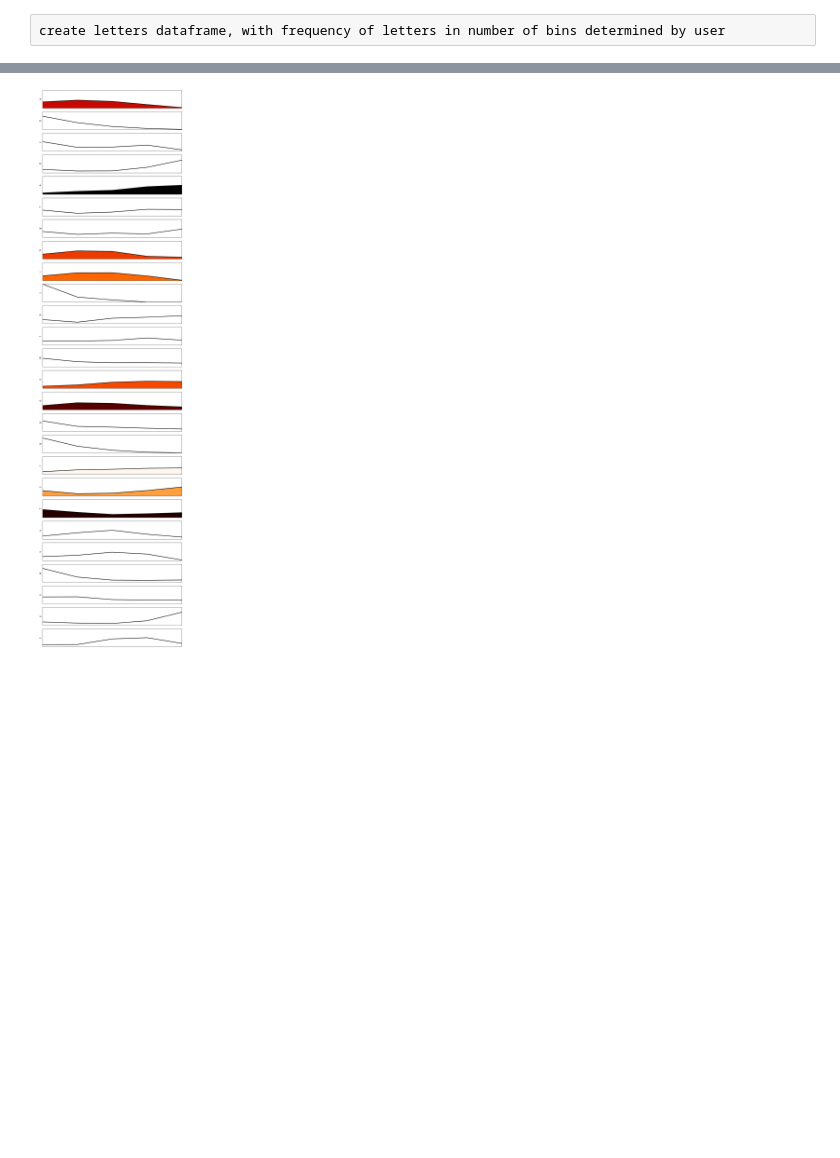
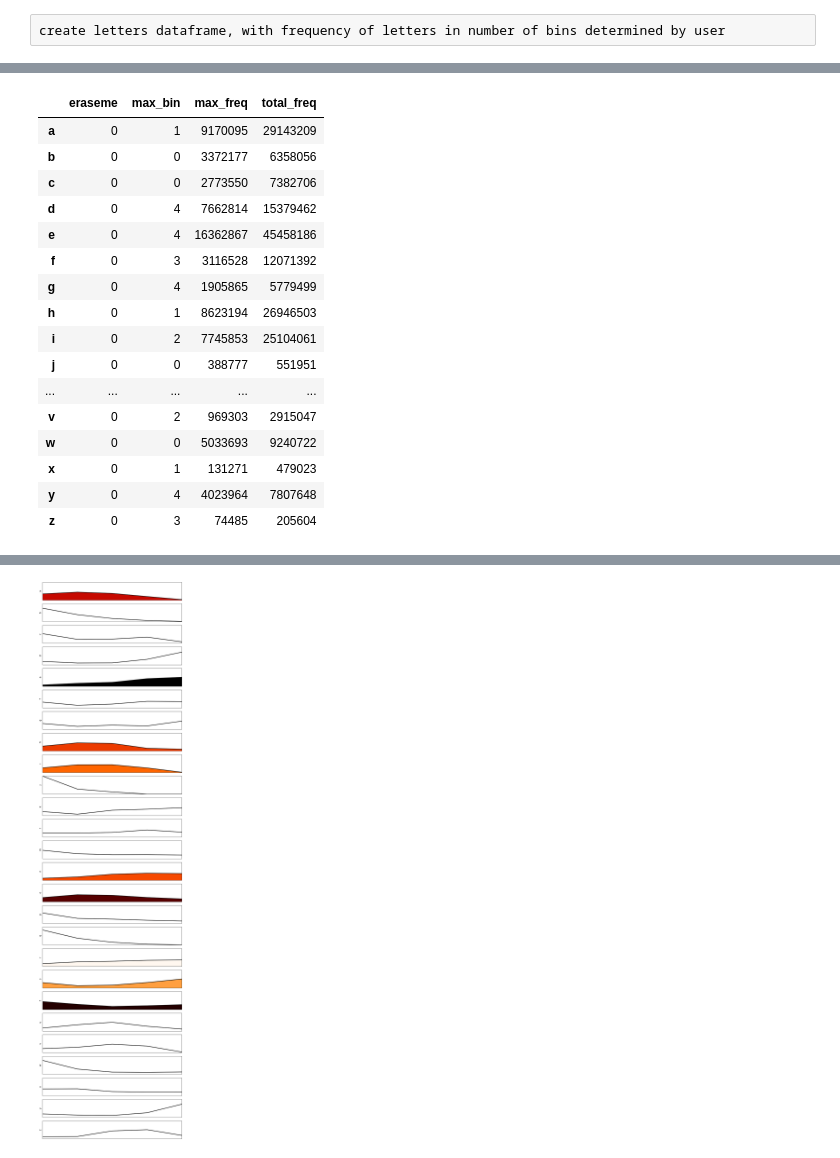
Before and after one commit to Prooffreader/word_list_tools, a Jupyter notebook: letter_distributions.ipynb, the cells around one changed output, grey strips where cells are left out. Saved outputs shown, nothing was run; the diff lists cells and outputs as text; code cells hidden in the pictures; blank space fills up the shorter version.

Commit message:
Streamlined stats
Individual dicts are now dataframe, individual variables are now dict

```diff
--- a/letter_distributions.ipynb
+++ b/letter_distributions.ipynb
@@ -77,5 +77,5 @@ if not os.path.isfile(letters_pickle):
 
 else:
     print 'Reading from pickle.'
-    letters = pd.from_pickle(letters_pickle)
+    letters = pd.read_pickle(letters_pickle)
 # %% [output]
@@ -123,0 +111,51 @@ for ltr in alphabet:
+# %%
+#alphadict = {}
+
+alphabet = 'abcdefghijklmnopqrstuvwxyz'
+#for pos in range(len(alphabet)):
+    #alphadict[alphabet[pos]] = pos
+
+letters_norm = letters.copy()
+letters_equal_area = letters.copy()
+letters_overall = {}
+
+z = [0] * 26
+letters_stats = pd.DataFrame({'max_freq': z,
+                              'max_bin': z,
+                              'total_freq': z,
+                              'eraseme': z}, index=list(alphabet))
+
+for ltr in alphabet:
+    letters_stats.max_freq.ix[ltr] = letters[ltr].max()
+    letters_stats.max_bin.ix[ltr] = letters[letters[ltr] == letters_stats.max_freq.ix[ltr]].index[0]
+    letters_stats.total_freq.ix[ltr] = letters[ltr].sum()
+
+letters_overall['max_freq'] = letters_stats.max_freq.max()
+letters_overall['total_freq'] = letters_stats.total_freq.sum()
+letters_overall['max_letter'] = letters_stats[letters_stats.max_freq == letters_overall['max_freq']].iloc[0].name
+
+for ltr in alphabet:
+    temp = 0
+    for rw in range(len(letters_norm)):
+        letters_norm[ltr].iloc[rw] *= 100
+        letters_norm[ltr].iloc[rw] /= letters_stats['max_freq'].ix[ltr]
+# %%
+letters_stats
+# %% [output]
+|  | eraseme | max_bin | max_freq | total_freq |
+| a | 0 | 1 | 9170095 | 29143209 |
+| b | 0 | 0 | 3372177 | 6358056 |
+| c | 0 | 0 | 2773550 | 7382706 |
+| d | 0 | 4 | 7662814 | 15379462 |
+| e | 0 | 4 | 16362867 | 45458186 |
+| f | 0 | 3 | 3116528 | 12071392 |
+| g | 0 | 4 | 1905865 | 5779499 |
+| h | 0 | 1 | 8623194 | 26946503 |
+| i | 0 | 2 | 7745853 | 25104061 |
+| j | 0 | 0 | 388777 | 551951 |
+| ... | ... | ... | ... | ... |
+| v | 0 | 2 | 969303 | 2915047 |
+| w | 0 | 0 | 5033693 | 9240722 |
+| x | 0 | 1 | 131271 | 479023 |
+| y | 0 | 4 | 4023964 | 7807648 |
+| z | 0 | 3 | 74485 | 205604 |
```
Also changed, not shown: parts of 5 cells of this notebook.
